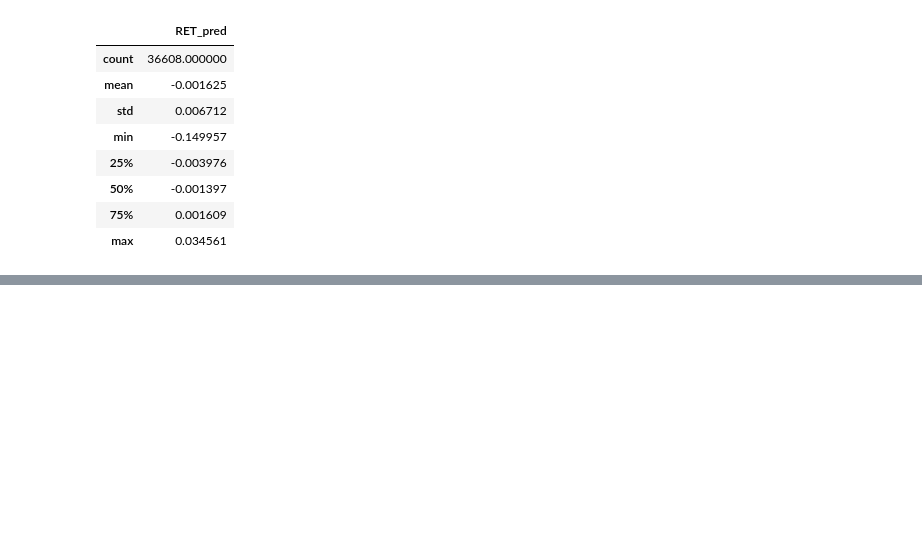
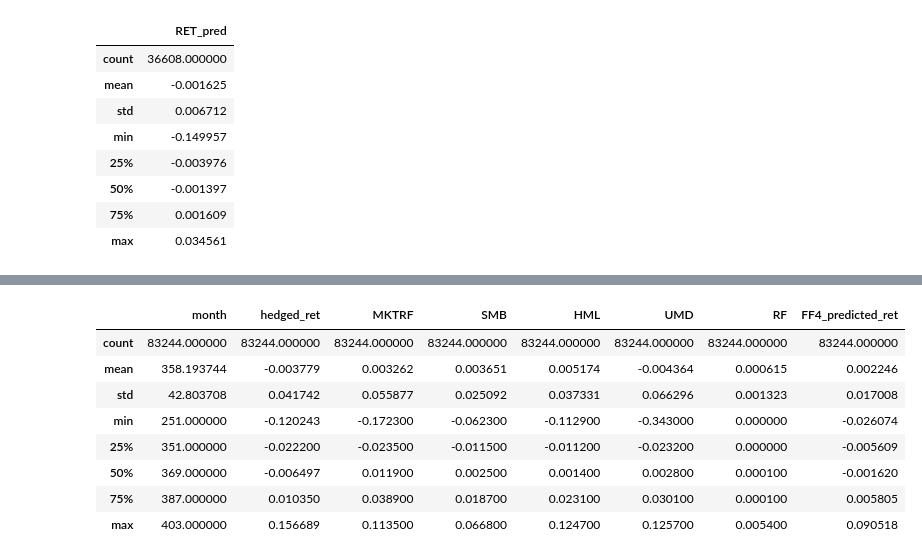
Before and after one commit to CFM-301-W23-G4/Final-Project, a Jupyter notebook: Final Project.ipynb, the cells around one changed output, grey strips where cells are left out. Saved outputs shown, nothing was run; the diff lists cells and outputs as text; code cells hidden in the pictures; blank space fills up the shorter version.

```diff
--- a/Final Project.ipynb
+++ b/Final Project.ipynb
@@ -1064,0 +1165,12 @@ def sharpe_ratio(port_xret):
+# %%
+linear_model_results.describe()
+# %% [output]
+|  | month | hedged_ret | MKTRF | SMB | HML | UMD | RF | FF4_predicted_ret |
+| count | 83244.000000 | 83244.000000 | 83244.000000 | 83244.000000 | 83244.000000 | 83244.000000 | 83244.000000 | 83244.000000 |
+| mean | 358.193744 | -0.003779 | 0.003262 | 0.003651 | 0.005174 | -0.004364 | 0.000615 | 0.002246 |
+| std | 42.803708 | 0.041742 | 0.055877 | 0.025092 | 0.037331 | 0.066296 | 0.001323 | 0.017008 |
+| min | 251.000000 | -0.120243 | -0.172300 | -0.062300 | -0.112900 | -0.343000 | 0.000000 | -0.026074 |
+| 25% | 351.000000 | -0.022200 | -0.023500 | -0.011500 | -0.011200 | -0.023200 | 0.000000 | -0.005609 |
+| 50% | 369.000000 | -0.006497 | 0.011900 | 0.002500 | 0.001400 | 0.002800 | 0.000100 | -0.001620 |
+| 75% | 387.000000 | 0.010350 | 0.038900 | 0.018700 | 0.023100 | 0.030100 | 0.000100 | 0.005805 |
+| max | 403.000000 | 0.156689 | 0.113500 | 0.066800 | 0.124700 | 0.125700 | 0.005400 | 0.090518 |
```
Also changed, not shown: parts of 13 cells of this notebook.
